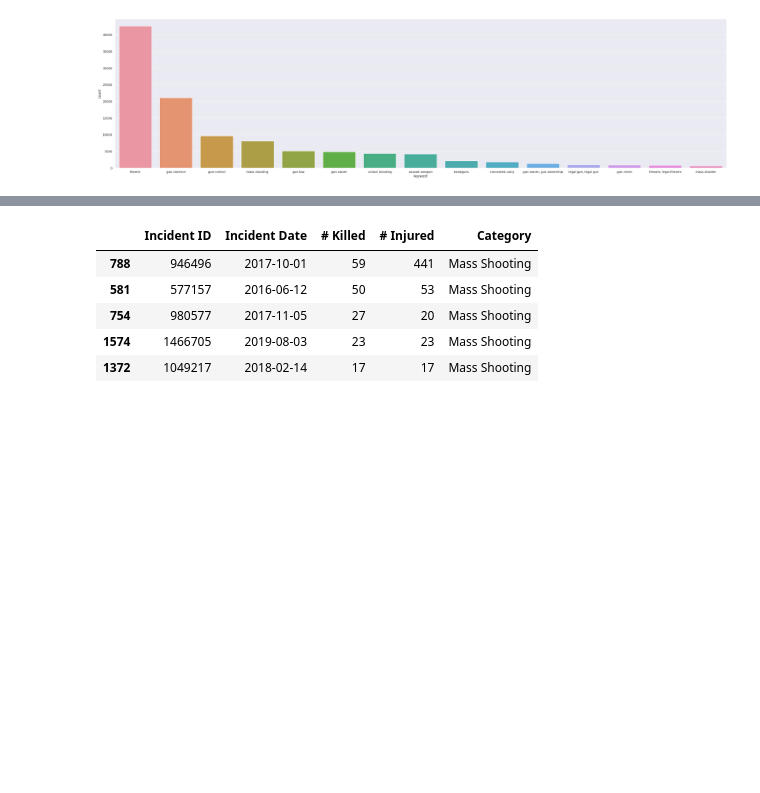
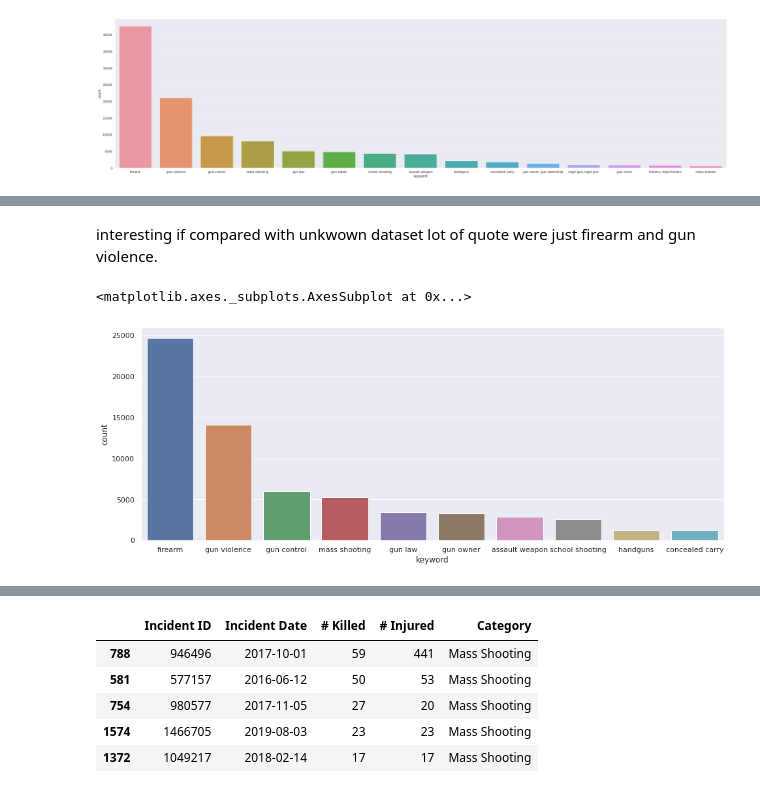
Before and after one commit to epfl-ada/ada-2021-project-lejt, a Jupyter notebook: project_ada.ipynb, the cells around one changed output, grey strips where cells are left out. Saved outputs shown, nothing was run; the diff lists cells and outputs as text; code cells hidden in the pictures; blank space fills up the shorter version.

```diff
--- a/project_ada.ipynb
+++ b/project_ada.ipynb
@@ -560,0 +382,4 @@ VADER is even smart enough to understand the valence of non-conventional text, i
+# %%
+plt.figure(figsize=(16, 6))
+sns.set_theme(style="darkgrid")
+sns.countplot(quotes['speaker'], order=quotes['speaker'].value_counts().iloc[:10].index)
@@ -560,0 +407,9 @@ VADER is even smart enough to understand the valence of non-conventional text, i
+# %% [markdown]
+interesting if compared with unkwown dataset lot of quote were just firearm and gun violence.
+# %%
+plt.figure(figsize=(16, 6))
+sns.set_theme(style="darkgrid")
+sns.countplot(filt_quotesquotes['keyword'], order=filt_quotesquotes['keyword'].value_counts().iloc[:10].index)
+# %% [output]
+<matplotlib.axes._subplots.AxesSubplot at 0x...>
+[figure, added]
```
Also changed, not shown: parts of 351 cells of this notebook.
